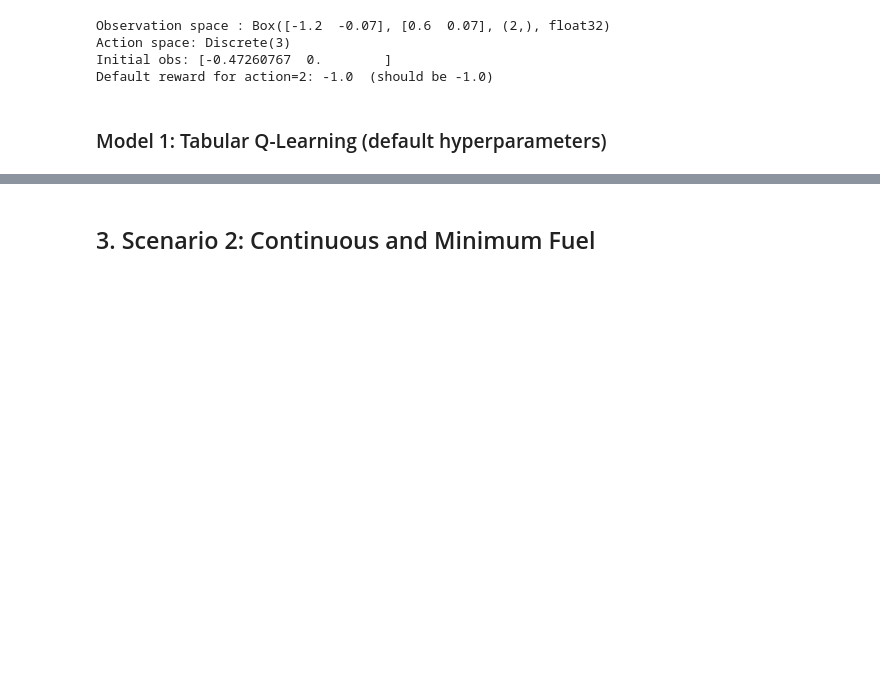
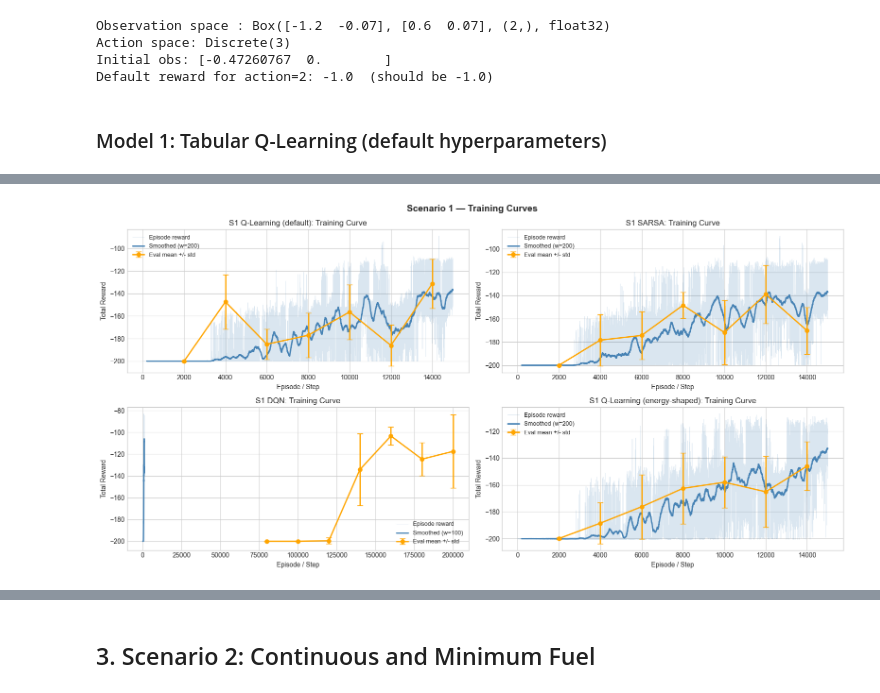
Before and after one commit to catebros/RL-Group, a Jupyter notebook: RLI_22_A0_MountainCar.ipynb, the cells around one changed output, grey strips where cells are left out. Drawn from its saved outputs; the diff is of its cells as text; code cells hidden in the pictures; blank space fills up the shorter version.

```diff
--- a/RLI_22_A0_MountainCar.ipynb
+++ b/RLI_22_A0_MountainCar.ipynb
@@ -175,0 +525,31 @@ QL default — mean=-145.32 +/- 26.45 | success=100.0%
+# %%
+
+fig, axes = plt.subplots(2, 2, figsize=(16, 8))
+axes = axes.flatten()
+
+mc.plot_training_curve(
+    s1_ql_results['rewards'], s1_ql_results['eval_episodes'],
+    s1_ql_results['eval_means'], s1_ql_results['eval_stds'],
+    title='S1 Q-Learning (default): Training Curve', window=200, ax=axes[0]
+)
+mc.plot_training_curve(
+    s1_sarsa_results['rewards'], s1_sarsa_results['eval_episodes'],
+    s1_sarsa_results['eval_means'], s1_sarsa_results['eval_stds'],
+    title='S1 SARSA: Training Curve', window=200, ax=axes[1]
+)
+mc.plot_training_curve(
+    s1_dqn_results['rewards'], s1_dqn_results['eval_steps'],
+    s1_dqn_results['eval_means'], s1_dqn_results['eval_stds'],
+    title='S1 DQN: Training Curve', window=100, ax=axes[2]
+)
+mc.plot_training_curve(
+    s1_ql_shaped_results['rewards'], s1_ql_shaped_results['eval_episodes'],
+    s1_ql_shaped_results['eval_means'], s1_ql_shaped_results['eval_stds'],
+    title='S1 Q-Learning (energy-shaped): Training Curve', window=200, ax=axes[3]
+)
+
+plt.suptitle('Scenario 1 — Training Curves', fontsize=14, fontweight='bold')
+plt.tight_layout()
+plt.show()
+# %% [output]
+[figure, added]
```
Also changed, not shown: parts of 34 cells of this notebook, 36 other files.
